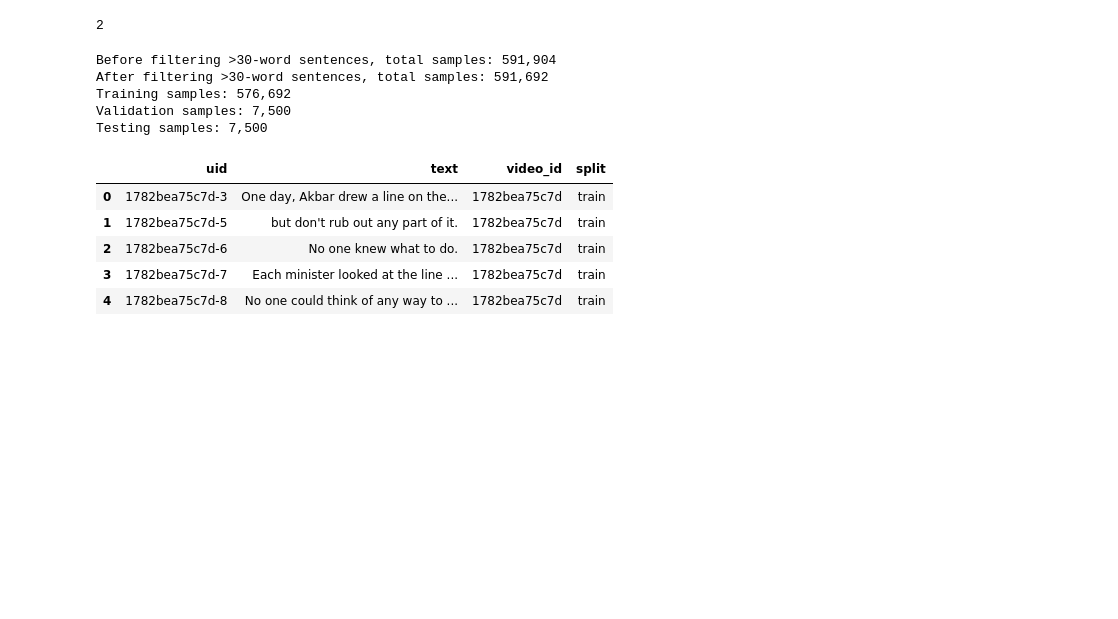
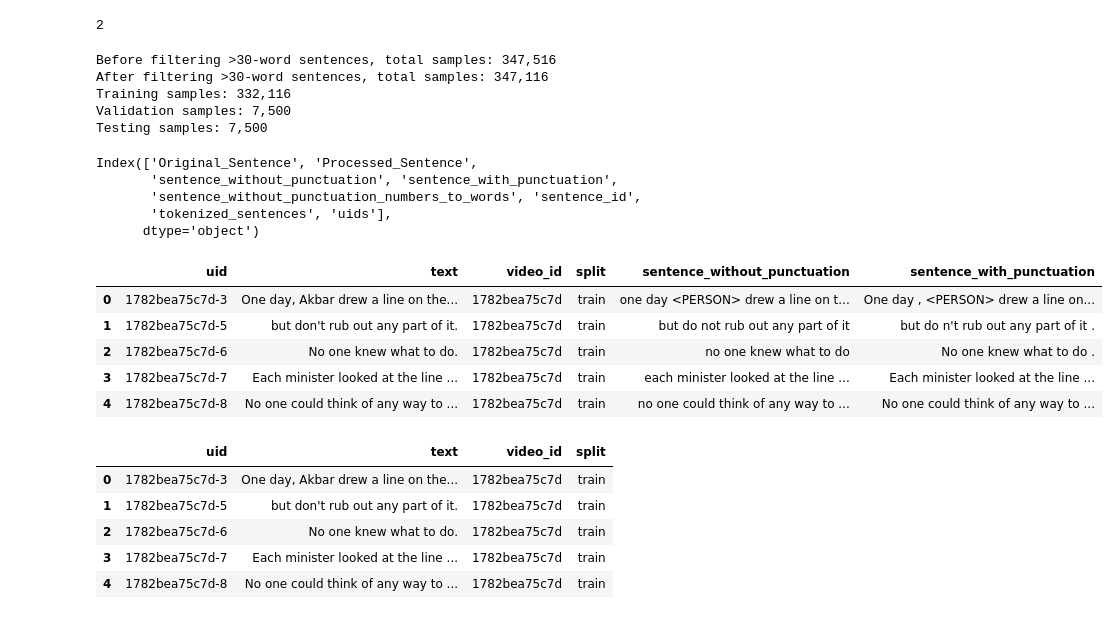
Before and after one commit to Vaibhavmulti/PretrainingISL, a Jupyter notebook: helpers/train_split.ipynb, the cells around one changed output. Saved outputs shown, nothing was run; the diff lists cells and outputs as text; code cells hidden in the pictures; blank space fills up the shorter version.

```diff
--- a/helpers/train_split.ipynb
+++ b/helpers/train_split.ipynb
@@ -164,12 +164,12 @@ print(len(df))
 # %%
 
 # Usage example
-csv_path = "/DATACSEShare/sanjeet/Dataset/Sign_lanuguage_data_set/AI4Bharat_sentence_MT/Final_Processed_raw_sentences_MT_without_duplicates.csv"
+csv_path = "/DATACSEShare/sanjeet/Dataset/Sign_lanuguage_data_set/AI4Bharat_sentence_MT/MT_combined_347K_uids.csv"
 output_dir = "/DATA3/vaibhav/isign/PretrainingISL/"
 create_fixed_splits(csv_path, output_dir)
 # %% [output]
-Before filtering >30-word sentences, total samples: 591,904
-After filtering >30-word sentences, total samples: 591,692
-Training samples: 576,692
+Before filtering >30-word sentences, total samples: 347,516
+After filtering >30-word sentences, total samples: 347,116
+Training samples: 332,116
 Validation samples: 7,500
 Testing samples: 7,500
@@ -176,6 +178,24 @@ Testing samples: 7,500
+# %%
+mt = pd.read_csv("/DATACSEShare/sanjeet/Dataset/Sign_lanuguage_data_set/AI4Bharat_sentence_MT/MT_combined_347K_uids.csv")
+print(mt.columns)
+# %% [output]
+Index(['Original_Sentence', 'Processed_Sentence',
+       'sentence_without_punctuation', 'sentence_with_punctuation',
+       'sentence_without_punctuation_numbers_to_words', 'sentence_id',
+       'tokenized_sentences', 'uids'],
+      dtype='object')
 # %%
-import pandas as pd
+
 isign_prev = pd.read_csv("/DATA7/vaibhav/tokenization/train_split_unicode_filtered.csv")
-isign_new = pd.read_csv("/DATACSEShare/sanjeet/Dataset/Sign_lanuguage_data_set/isign/Final_Processed_raw_sentences_isign.csv")
+isign_new = pd.read_csv("/DATACSEShare/sanjeet/Dataset/Sign_lanuguage_data_set/isign/isign_train_with_without_punctuation.csv")
+# %%
+isign_new.head()
+# %% [output]
+|  | uid | text | video_id | split | sentence_without_punctuation | sentence_with_punctuation |
+| 0 | 1782bea75c7d-3 | One day, Akbar drew a line on the... | 1782bea75c7d | train | one day <PERSON> drew a line on t... | One day , <PERSON> drew a line on... |
+| 1 | 1782bea75c7d-5 | but don't rub out any part of it. | 1782bea75c7d | train | but do not rub out any part of it | but do n't rub out any part of it . |
+| 2 | 1782bea75c7d-6 | No one knew what to do. | 1782bea75c7d | train | no one knew what to do | No one knew what to do . |
+| 3 | 1782bea75c7d-7 | Each minister looked at the line ... | 1782bea75c7d | train | each minister looked at the line ... | Each minister looked at the line ... |
+| 4 | 1782bea75c7d-8 | No one could think of any way to ... | 1782bea75c7d | train | no one could think of any way to ... | No one could think of any way to ... |
 # %%
 # Change the column name from final_sentence_raw to text
```
Also changed, not shown: parts of 5 cells of this notebook, 4 other files.
